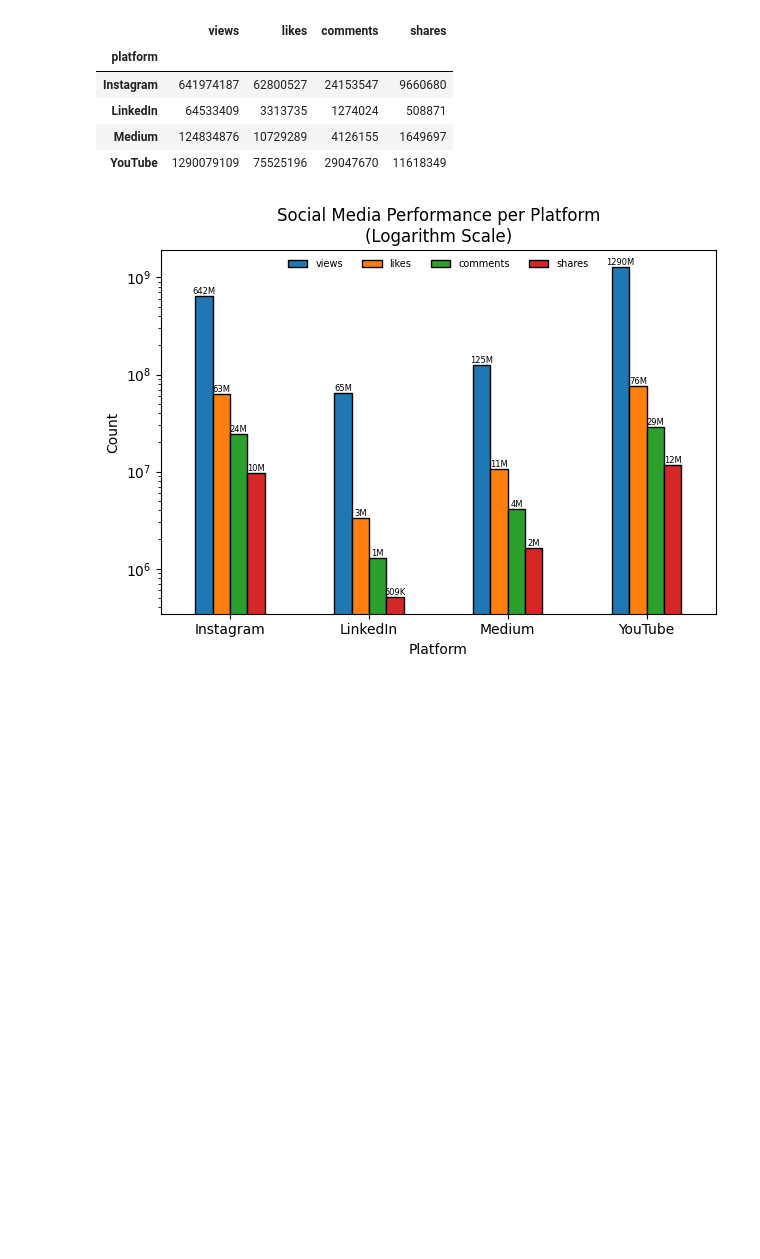
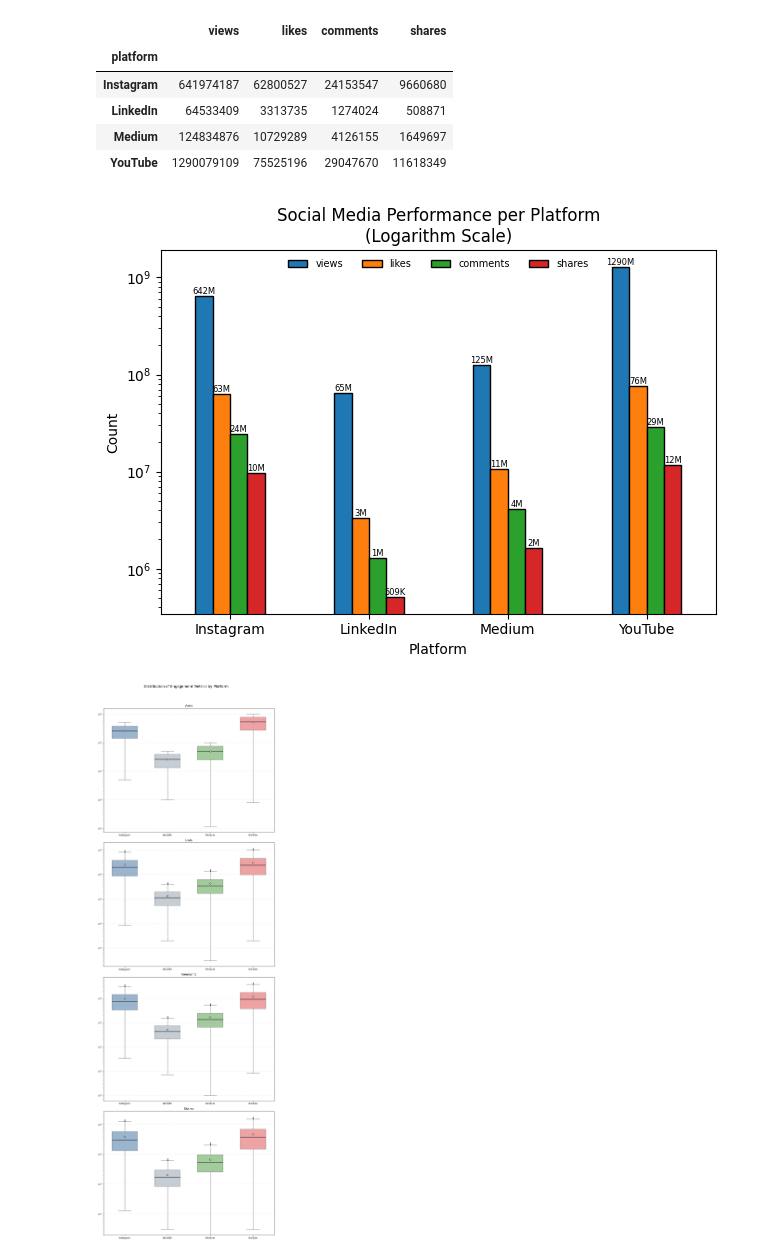
Before and after one commit to fathir1014/EDA-1-Social-Media-Performance, a Jupyter notebook: main.ipynb, the cells around one changed output. Saved outputs shown, nothing was run; the diff lists cells and outputs as text; code cells hidden in the pictures; blank space fills up the shorter version.

Commit message:
Update analysis notebook and adding more image, Distribution engangement Metric

```diff
--- a/main.ipynb
+++ b/main.ipynb
@@ -364,3 +364,64 @@ filepath = os.path.join(folder, 'Social_Media_Performance_per_Platform.png')
 plt.savefig(filepath, dpi=600, bbox_inches='tight', facecolor='white')
 # %% [output]
 [figure]
+# %%
+metrics = ['views', 'likes', 'comments', 'shares']
+platforms = ['Instagram', 'LinkedIn', 'Medium', 'YouTube']
+
+# warna tetap per platform
+colors = {
+    'Instagram': '#4C78A8',
+    'LinkedIn' : '#9AA5B1',
+    'Medium'   : '#59A14F',
+    'YouTube'  : '#E15759'
+}
+
+fig, axes = plt.subplots(4,1, figsize=(10,30))
+axes = axes.flatten()
+
+for i, metric in enumerate(metrics):
+    ax = axes[i]
+
+    data = [df[df['platform'] == p][metric] for p in platforms]
+
+    bp = ax.boxplot(
+        data,
+        patch_artist=True,
+        showmeans=True,
+        widths=0.6,
+        medianprops=dict(color='black', linewidth=1.6),
+        meanprops=dict(marker='D', markerfacecolor='white',
+                       markeredgecolor='black', markersize=5),
+        whiskerprops=dict(color='#444'),
+        capprops=dict(color='#444'),
+        flierprops=dict(marker='o', markersize=3,
+                        markerfacecolor='#333', alpha=0.35,
+                        markeredgecolor='none')
+    )
+
+    # kasih warna per platform
+    for patch, p in zip(bp['boxes'], platforms):
+        patch.set_facecolor(colors[p])
+        patch.set_alpha(0.55)
+        patch.set_edgecolor('#333')
+        patch.set_linewidth(1.2)
+
+    ax.set_yscale('log')
+
+    ax.set_title(metric.capitalize(), fontsize=11, pad=6)
+    ax.set_xticklabels(platforms, fontsize=9)
+    ax.tick_params(axis='y', labelsize=8)
+    ax.grid(axis='y', linestyle='--', alpha=0.3)
+
+
+fig.suptitle('Distribution of Engagement Metrics by Platform', fontsize=14, y=1.02)
+plt.tight_layout()
+
+import os
+
+folder = 'img'
+os.makedirs(folder, exist_ok=True)
+filepath = os.path.join(folder, 'Distribution of Engagement Metrics by Platform.png')
+plt.savefig(filepath, dpi=600, bbox_inches='tight', facecolor='white')
+# %% [output]
+[figure, added]
```
Also changed, not shown: parts of 2 cells of this notebook, 5 other files.
